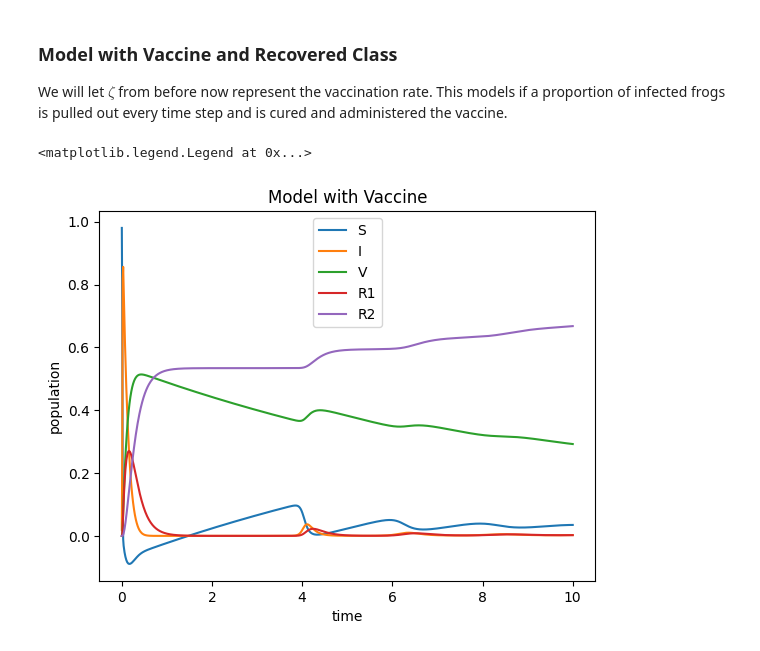
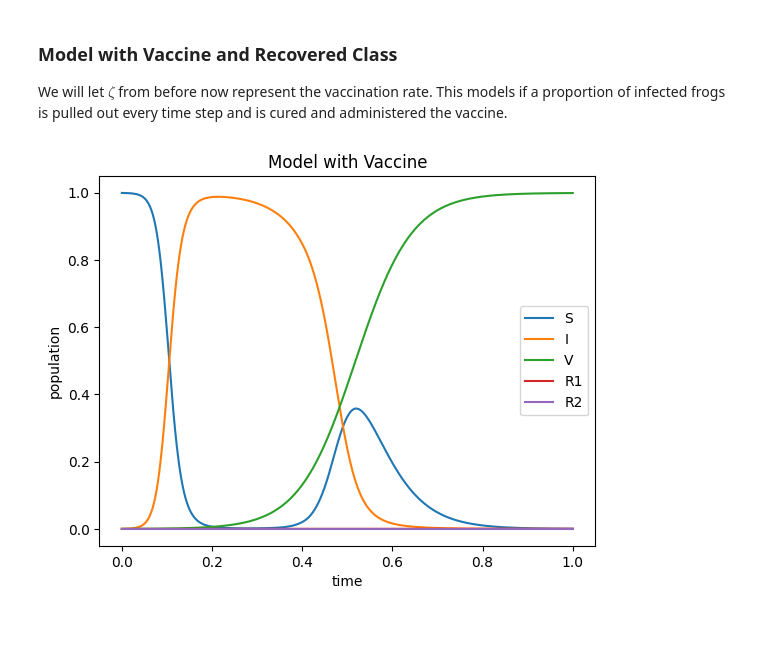
Before and after one commit to ACME-Vol4-Project1/save-axolotls, a Jupyter notebook: model.ipynb, the cells around one changed output. Saved outputs shown, nothing was run; the diff lists cells and outputs as text; code cells hidden in the pictures.

Commit message:
fixed vaccine model a bit

```diff
--- a/model.ipynb
+++ b/model.ipynb
@@ -95,36 +96,37 @@ plt.savefig("PeriodicModel_withRecovery.png")
 
 We will let $\zeta$ from before now represent the vaccination rate. This models if a proportion of infected frogs is pulled out every time step and is cured and administered the vaccine.
 # %%
-def model_with_vaccine(t, y, params=[.6e1, .2e1, .01e1, .5e1, .5e1, .5e1]):
+def model_with_vaccine(t, y, params=[.003, .005, .001, .004, .001, .005]):
     S, I, V, R1, R2 = y
-    alpha, gamma, eta, zeta, beta, delta = params
+    alpha1, gamma, eta, zeta, beta, delta = params
 
     # introduce periodic seasonal transmission
-    sigma = 5    # amplitude of seasonal variation in transmission
-    # alpha = alpha1*(1 + sigma*np.cos(2*np.pi*t))
+    sigma = 6    # amplitude of seasonal variation in transmission
+    alpha = alpha1*(1 + sigma*np.cos(2*np.pi*t))
 
     dy = [
-        -alpha*I*S - gamma*I*R1 + eta*V,             # dS
-        alpha*I*S + gamma*I*R1 - zeta*I - beta*I,    # dI
-        zeta*I - eta*V,                              # dV
+        -alpha*I*S - gamma*I*R1 + eta*V - zeta*S*V,             # dS
+        alpha*I*S + gamma*I*R1 - zeta*I*V - beta*I,    # dI
+        zeta*(I + S)*V - eta*V,                              # dV
         beta*I - delta*R1,                           # dR1
         delta*R1                                     # dR2
     ]
     return dy
 # %%
-sol = solve_ivp(model_with_vaccine, t_span=[0, 10], y0=[50, 1, 0, 0, 0], t_eval=np.linspace(0, 10, 1000))
-t_vals = np.linspace(0, 10, 1000)
-plt.plot(sol.t, sol.y[0] / 51, label='S')
-plt.plot(sol.t, sol.y[1] / 51, label="I")
-plt.plot(sol.t, sol.y[2] / 51, label="V")
-plt.plot(sol.t, sol.y[3] / 51, label="R1")
-plt.plot(sol.t, sol.y[4] / 51, label="R2")
+initial = [4000, 1, 1, 0, 0]
+sol = solve_ivp(model_with_vaccine, t_span=[0, 1], y0=initial, t_eval=np.linspace(0, 1, 1000))
+t_vals = np.linspace(0, 1, 1000)
+plt.plot(sol.t, sol.y[0] / sum(initial), label='S')
+plt.plot(sol.t, sol.y[1] / sum(initial), label="I")
+plt.plot(sol.t, sol.y[2] / sum(initial), label="V")
+plt.plot(sol.t, sol.y[3] / sum(initial), label="R1")
+plt.plot(sol.t, sol.y[4] / sum(initial), label="R2")
+# plt.plot([0, 1], [0, 0], c='k')
 plt.title("Model with Vaccine")
 plt.xlabel("time")
 plt.ylabel("population")
 # plt.ylim(0, 100)
 plt.legend()
-# plt.savefig("ModelWithVaccine.png")
+plt.savefig("ModelWithVaccine_take2.png")
 # %% [output]
-<matplotlib.legend.Legend at 0x...>
-[figure, old version]
+[figure, new version]
```
Also changed, not shown: parts of 2 cells of this notebook, 1 other file.
